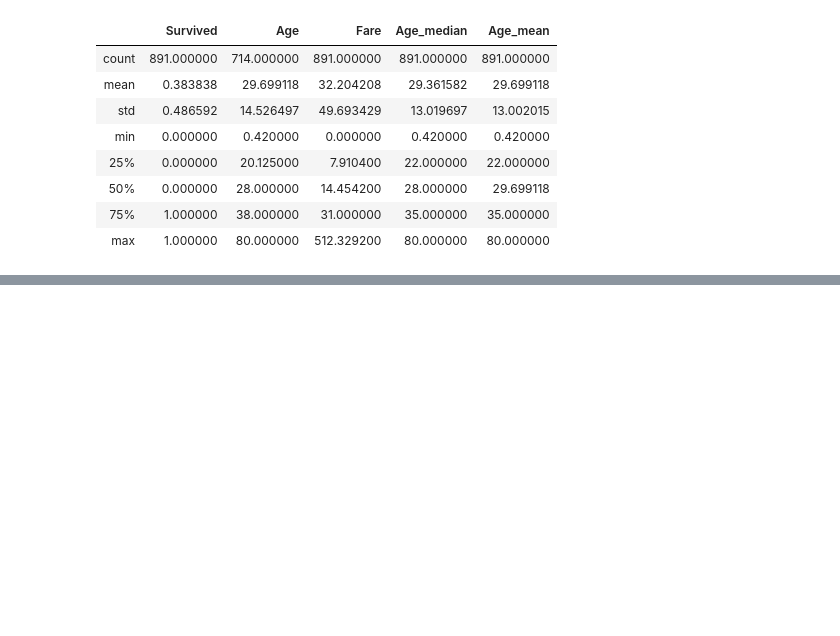
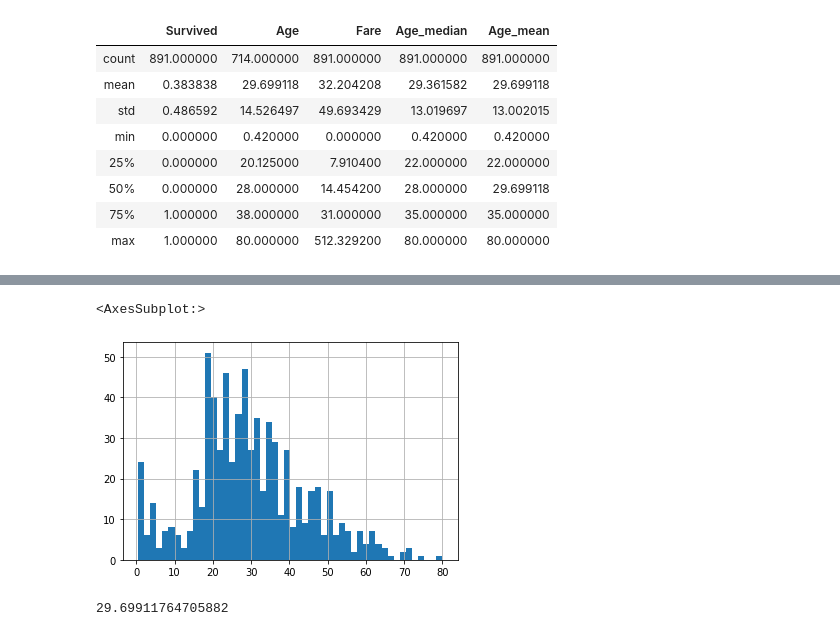
Before and after one commit to pcrespoo/keep-coding, a Jupyter notebook: Feature_Engineering_Playlist/missing_values_handling.ipynb, the cells around one changed output, grey strips where cells are left out. Saved outputs shown, nothing was run; the diff lists cells and outputs as text; code cells hidden in the pictures; blank space fills up the shorter version.

```diff
--- a/Feature_Engineering_Playlist/missing_values_handling.ipynb
+++ b/Feature_Engineering_Playlist/missing_values_handling.ipynb
@@ -166,0 +244,2 @@ df.describe()
+# %%
+df = pd.read_csv('train.csv',usecols=['Age','Fare','Survived'])
@@ -166,0 +255,9 @@ df.describe()
+# %%
+df.Age.hist(bins=50)
+# %% [output]
+<AxesSubplot:>
+[figure, added]
+# %%
+df.Age.mean()
+# %% [output]
+29.69911764705882
```
Also changed, not shown: parts of 28 cells of this notebook.
